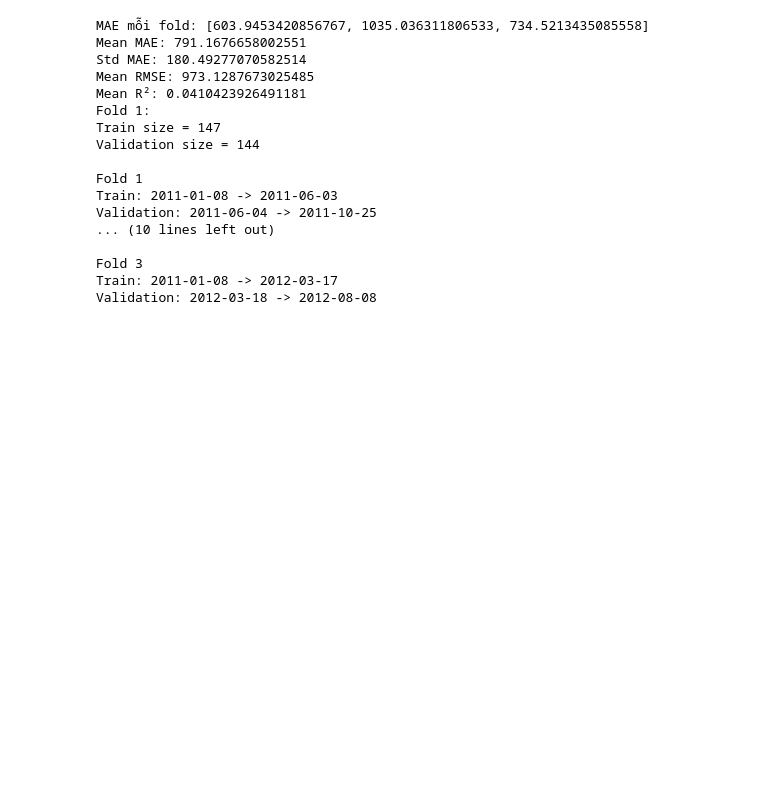
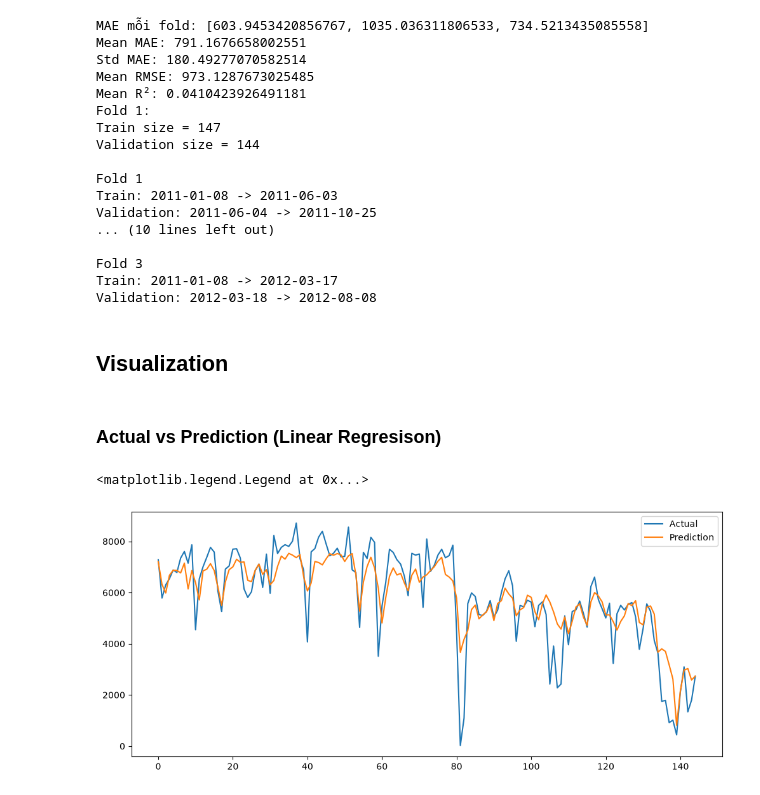
Before and after one commit to putindao/bike_sharing_forecast, a Jupyter notebook: notebook/models.ipynb, the cells around one changed output. Saved outputs shown, nothing was run; the diff lists cells and outputs as text; code cells hidden in the pictures; blank space fills up the shorter version.

```diff
--- a/notebook/models.ipynb
+++ b/notebook/models.ipynb
@@ -201,3 +203,15 @@ Validation: 2011-06-04 -> 2011-10-25
 Fold 3
 Train: 2011-01-08 -> 2012-03-17
 Validation: 2012-03-18 -> 2012-08-08
+# %% [markdown]
+## Visualization
+# %% [markdown]
+### Actual vs Prediction (Linear Regresison)
+# %%
+plt.figure(figsize=(12,5))
+plt.plot(y_test.values, label="Actual")
+plt.plot(lr_pred, label="Prediction")
+plt.legend()
+# %% [output]
+<matplotlib.legend.Legend at 0x...>
+[figure, added]
```
Also changed, not shown: parts of 10 cells of this notebook.
